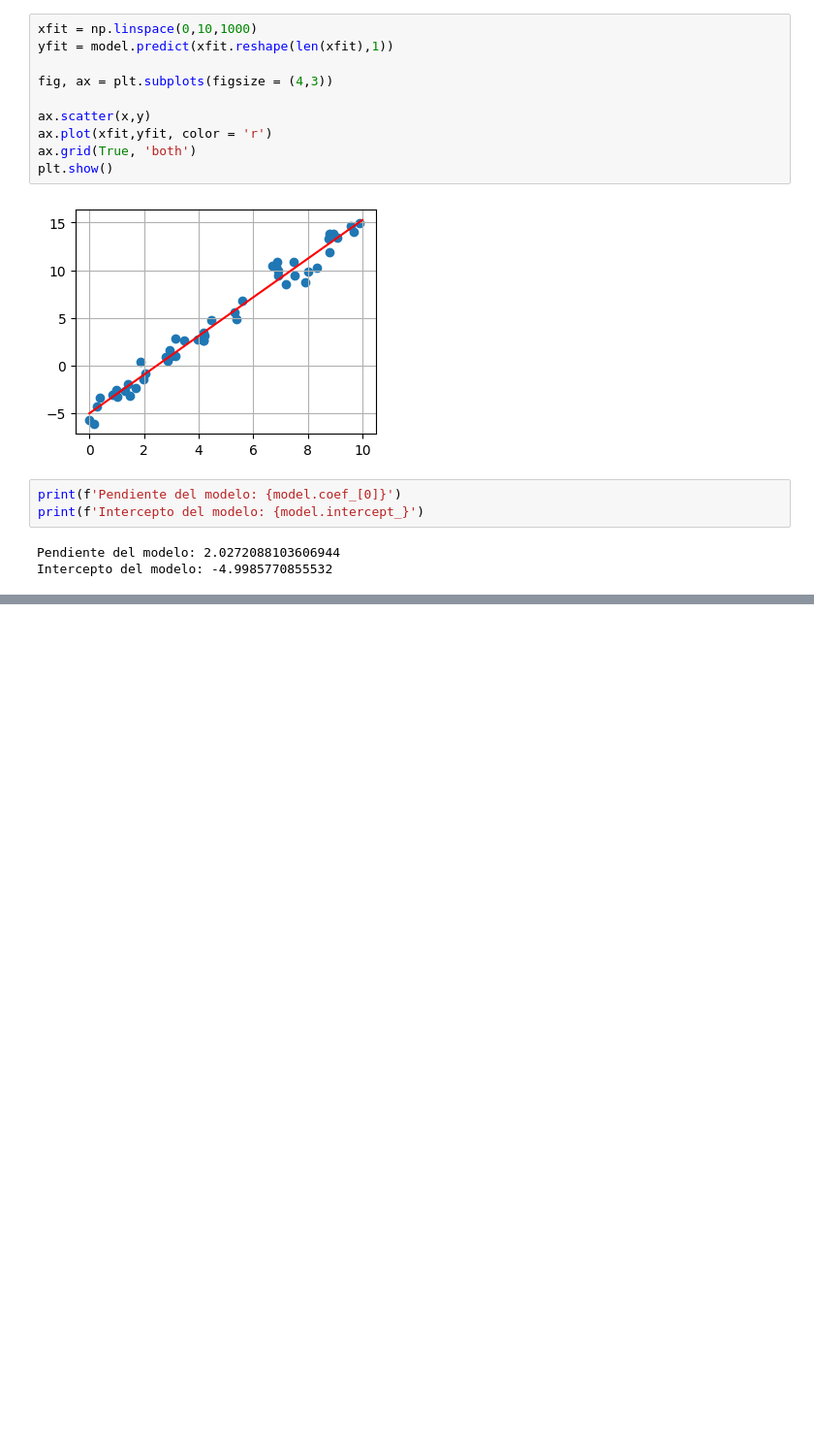
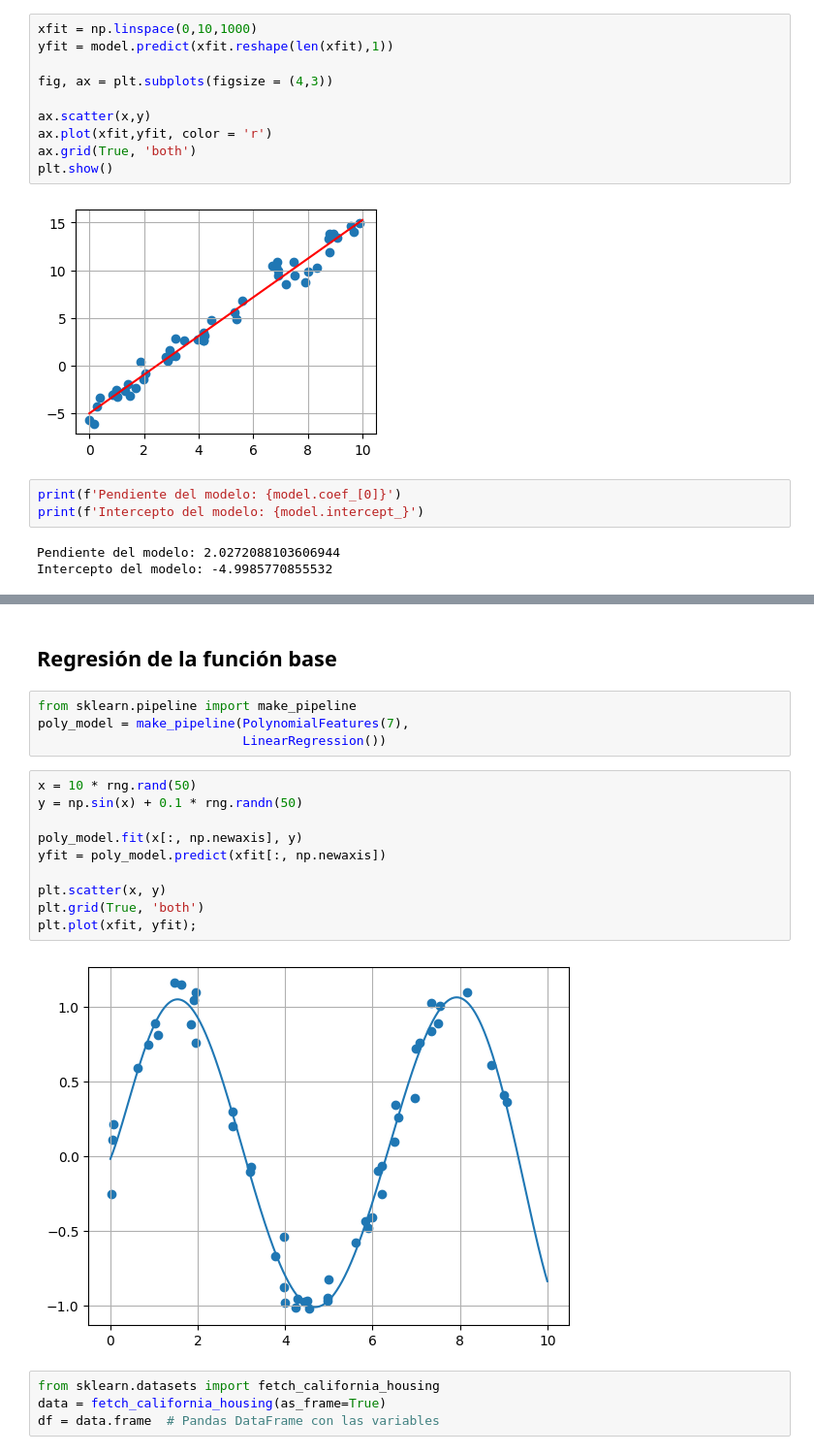
Before and after one commit to julihdez36/Metodos_estadisticos, a Jupyter notebook: Regresion lineal.ipynb, the cells around one changed output, grey strips where cells are left out. Shown: that part at 97% size. Cells and saved outputs as stored; diff of their text form; blank space fills up the shorter version.

Commit message:
data

```diff
--- a/Regresion lineal.ipynb
+++ b/Regresion lineal.ipynb
@@ -53,0 +95,22 @@ Intercepto del modelo: -4.9985770855532
+# %% [markdown]
+## Regresión de la función base
+# %%
+from sklearn.pipeline import make_pipeline
+poly_model = make_pipeline(PolynomialFeatures(7),
+                           LinearRegression())
+# %%
+x = 10 * rng.rand(50)
+y = np.sin(x) + 0.1 * rng.randn(50)
+
+poly_model.fit(x[:, np.newaxis], y)
+yfit = poly_model.predict(xfit[:, np.newaxis])
+
+plt.scatter(x, y)
+plt.grid(True, 'both')
+plt.plot(xfit, yfit);
+# %% [output]
+[figure, added]
+# %%
+from sklearn.datasets import fetch_california_housing
+data = fetch_california_housing(as_frame=True)
+df = data.frame  # Pandas DataFrame con las variables
```
Also changed, not shown: parts of 20 cells of this notebook, 2 other files.
